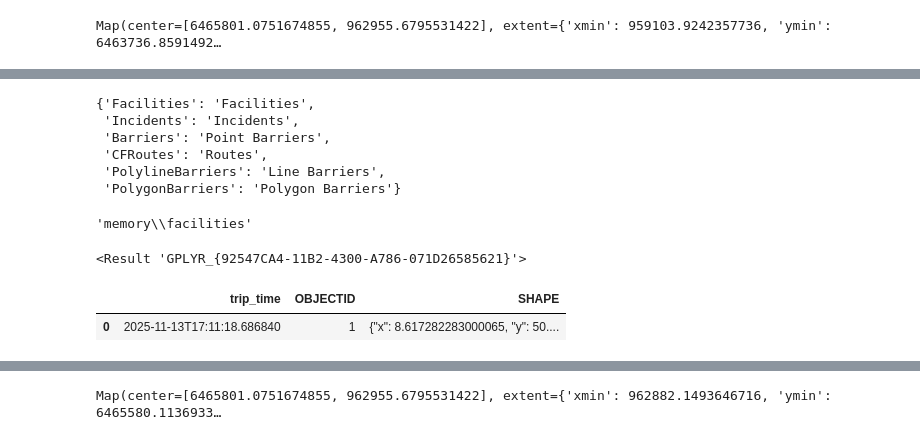
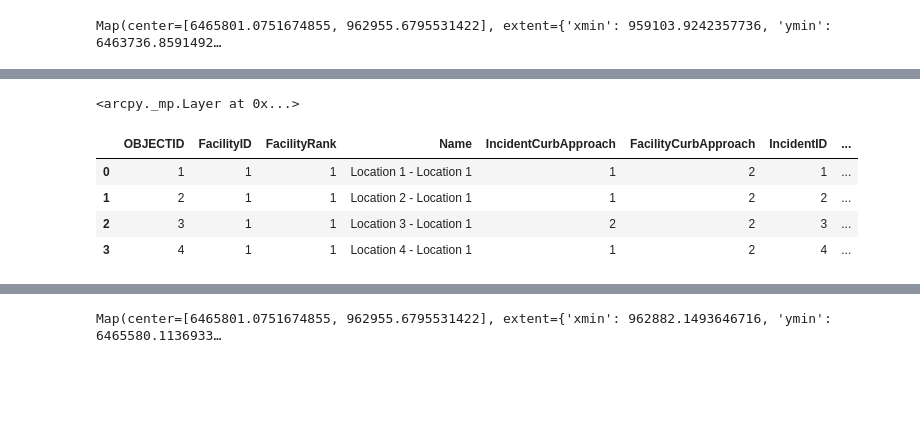
Before and after one commit to EsriDevEvents/spatial-data-science-examples, a Jupyter notebook: src/data-engineering/data_engineering/notebooks/UrbanDigitalTwin_Frankfurt.ipynb, the cells around one changed output, grey strips where cells are left out. Drawn from its saved outputs; the diff is of its cells as text; code cells hidden in the pictures; blank space fills up the shorter version.

```diff
--- a/src/data-engineering/data_engineering/notebooks/UrbanDigitalTwin_Frankfurt.ipynb
+++ b/src/data-engineering/data_engineering/notebooks/UrbanDigitalTwin_Frankfurt.ipynb
@@ -131,3 +148,3 @@ Map(center=[6465801.0751674855, 962955.6795531422], extent={'xmin': 959103.92423
 # %%
-hotcold_spots, drawing_info = fetch_hotcold_features(gis, commute_cars)
-commute_map_view.content.add(hotcold_spots, drawing_info=drawing_info, options={"opacity": 0.3})
+hotcold_spots_fset, drawing_info = fetch_hotcold_features(gis, commute_cars)
+commute_map_view.content.add(hotcold_spots_fset, drawing_info=drawing_info, options={"opacity": 0.7})
@@ -154,0 +206,3 @@ layer_result
+# %%
+car_positions = pd.DataFrame.spatial.from_featureclass(electric_car_features_filepath)
+car_positions
@@ -155,37 +215,14 @@ layer_result
 # %%
-analysis_layer = layer_result.getOutput(0)
-analysis_class_names = GetNAClassNames(analysis_layer)
-analysis_class_names
+analysis_layer = create_analysis_layer(charging_stations, car_positions)
+analysis_layer
 # %% [output]
-{'Facilities': 'Facilities',
- 'Incidents': 'Incidents',
- 'Barriers': 'Point Barriers',
- 'CFRoutes': 'Routes',
- 'PolylineBarriers': 'Line Barriers',
- 'PolygonBarriers': 'Polygon Barriers'}
+<arcpy._mp.Layer at 0x...>
 # %%
-input_facilities = "memory/facilities"
-charging_stations.spatial.to_featureclass(input_facilities)
+charging_routes = solve_routing_problem(analysis_layer)
+charging_routes
 # %% [output]
-'memory\\facilities'
+|  | OBJECTID | FacilityID | FacilityRank | Name | IncidentCurbApproach | FacilityCurbApproach | IncidentID | ... |
+| 0 | 1 | 1 | 1 | Location 1 - Location 1 | 1 | 2 | 1 | ... |
+| 1 | 2 | 1 | 1 | Location 2 - Location 1 | 1 | 2 | 2 | ... |
+| 2 | 3 | 1 | 1 | Location 3 - Location 1 | 2 | 2 | 3 | ... |
+| 3 | 4 | 1 | 1 | Location 4 - Location 1 | 1 | 2 | 4 | ... |
-# %%
-AddLocations(analysis_layer, analysis_class_names["Facilities"], input_facilities)
-# %% [output]
-<Result 'GPLYR_{92547CA4-11B2-4300-A786-071D26585621}'>
-# %%
-lon, lat = commute_map_view.center[:2]
-input_location = Point({
-    "x": lon,
-    "y": lat,
-    "spatialReference": {"wkid": 4326}
-})
-
-input_feature = Feature(input_location, {
-    "trip_time": datetime.now().isoformat()
-})
-
-input_featureset = FeatureSet([input_feature])
-input_featureset.sdf
-# %% [output]
-|  | trip_time | OBJECTID | SHAPE |
-| 0 | 2025-11-13T17:11:18.686840 | 1 | {"x": 8.617282283000065, "y": 50.... |
```
Also changed, not shown: parts of 31 cells of this notebook, 2 other files.
